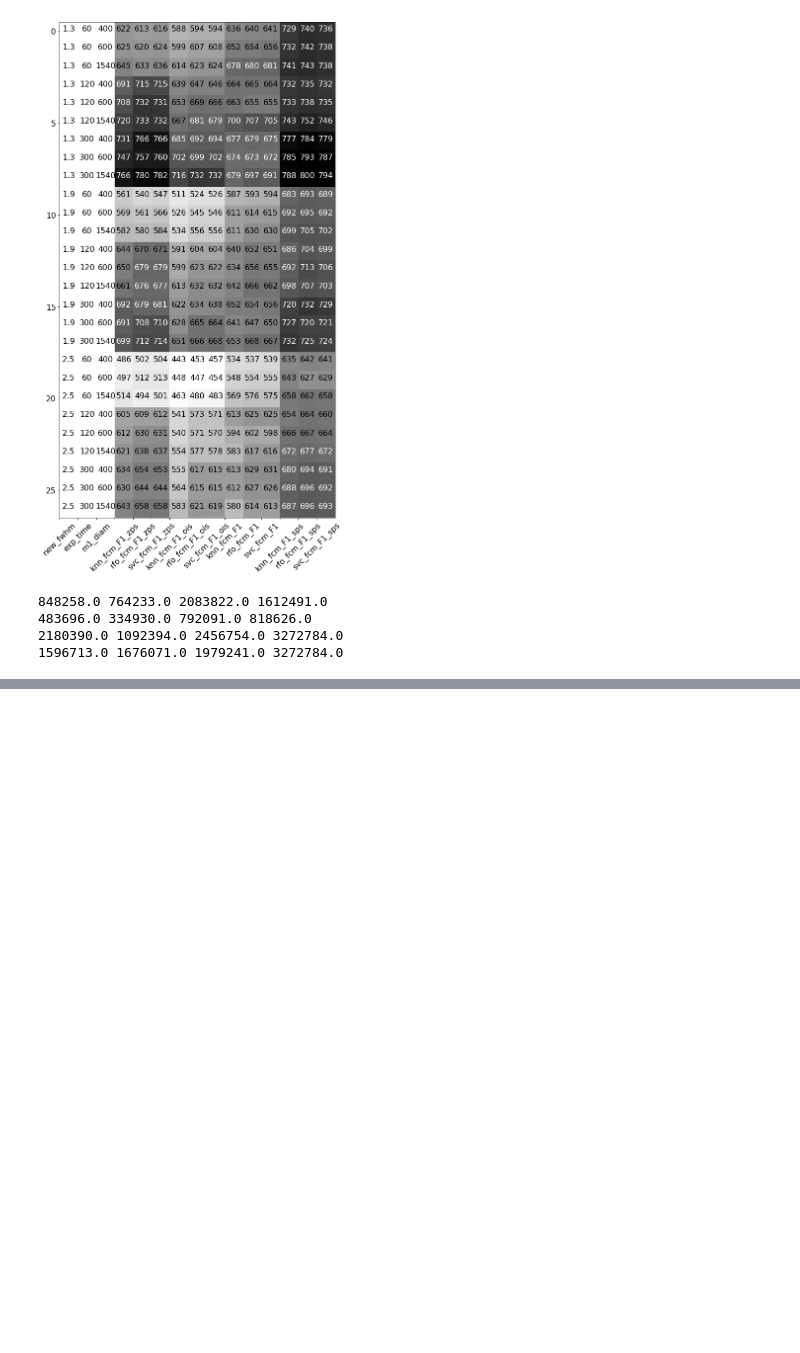
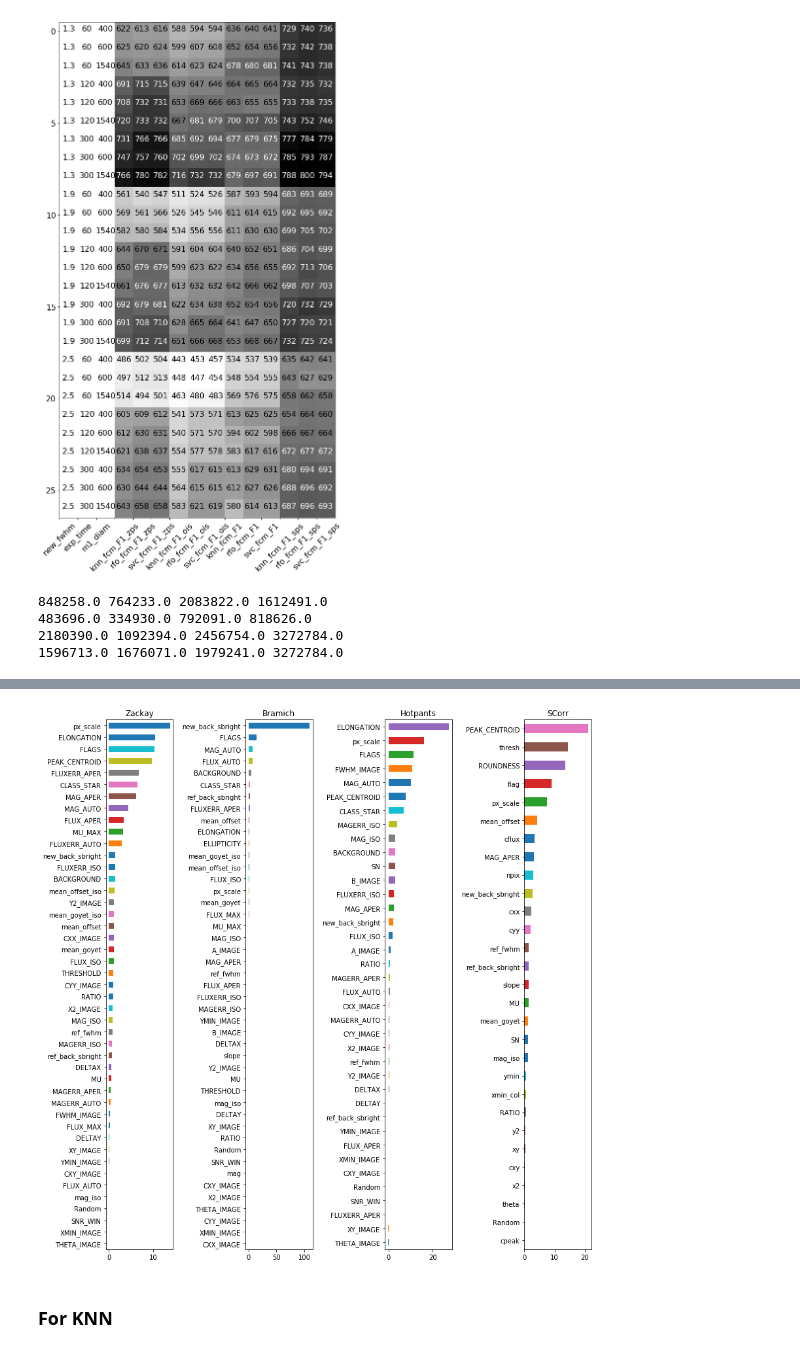
Before and after one commit to BrunoSanchez/RBMLearning, a Jupyter notebook: piramid/ml_analysis.ipynb, the cells around one changed output, grey strips where cells are left out. Cells and saved outputs as stored; diff of their text form; code cells hidden in the pictures; blank space fills up the shorter version.

```diff
--- a/piramid/ml_analysis.ipynb
+++ b/piramid/ml_analysis.ipynb
@@ -905,0 +866,20 @@ plt.savefig('boxplot_f1.pdf', format='pdf', dpi=780)
+# %%
+zps_rfsigs = load('./plots/new_ml_zps_parallel/rforest_sigs_zps.joblib')
+ois_rfsigs = load('./plots/new_ml_ois_parallel/rforest_sigs_ois.joblib')
+sps_rfsigs = load('./plots/new_ml_sps_parallel/rforest_sigs_sps.joblib')
+hot_rfsigs = load('./plots/new_ml_hot_parallel/rforest_sigs_hot.joblib')
+# %%
+def franking(rfsigs):
+    counts = pd.Series(np.zeros_like(rfsigs[0].values),
+                       index=rfsigs[0].index, dtype=float)
+    for asig in rfsigs:
+        asig = asig.loc[~asig.isnull()]
+        sel = asig.dropna()
+        #for anindex in sel.loc[sel].index:
+        for anindex in sel.index:
+            if np.isfinite(asig[anindex]):
+                if anindex not in counts.index:
+                    counts[anindex] = 0
+                else:
+                    counts[anindex] += asig[anindex]
+    return counts/27.
@@ -905,0 +908,23 @@ plt.savefig('boxplot_f1.pdf', format='pdf', dpi=780)
+# %%
+top = 0
+plt.figure(figsize=(12,12))
+plt.subplot(141)
+counts = franking(zps_rfsigs)
+counts.sort_values().iloc[-top:].plot.barh(title='Zackay')
+
+plt.subplot(142)
+counts = franking(ois_rfsigs)
+counts.sort_values().iloc[-top:].plot.barh(title='Bramich')
+
+plt.subplot(143)
+counts = franking(hot_rfsigs)
+counts.sort_values().iloc[-top:].plot.barh(title='Hotpants')
+
+plt.subplot(144)
+counts = franking(sps_rfsigs)
+counts.sort_values().iloc[-top:].plot.barh(title='SCorr')
+#plt.xticks(rotation=45)
+plt.tight_layout()
+plt.savefig('ranking_rfo.png')
+# %% [output]
+[figure, added]
@@ -905,0 +933,2 @@ plt.savefig('boxplot_f1.pdf', format='pdf', dpi=780)
+# %% [markdown]
+### For KNN
```
Also changed, not shown: parts of 80 cells of this notebook, 11 other files.
